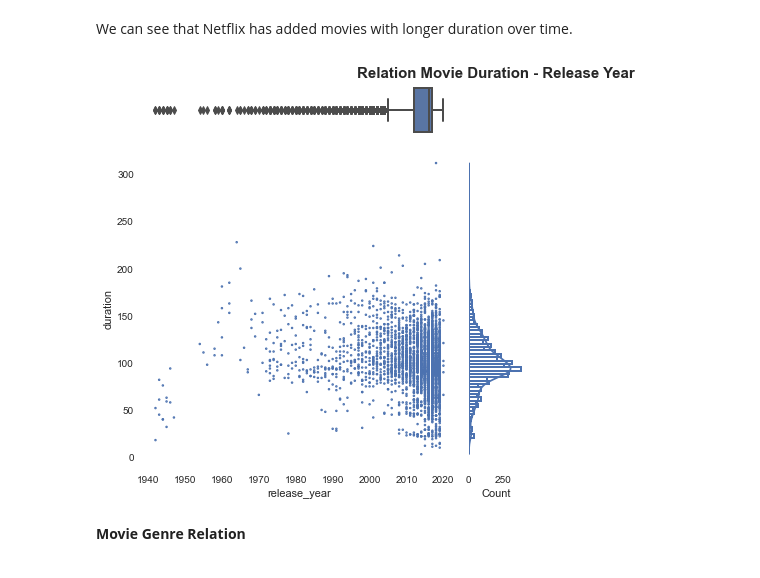
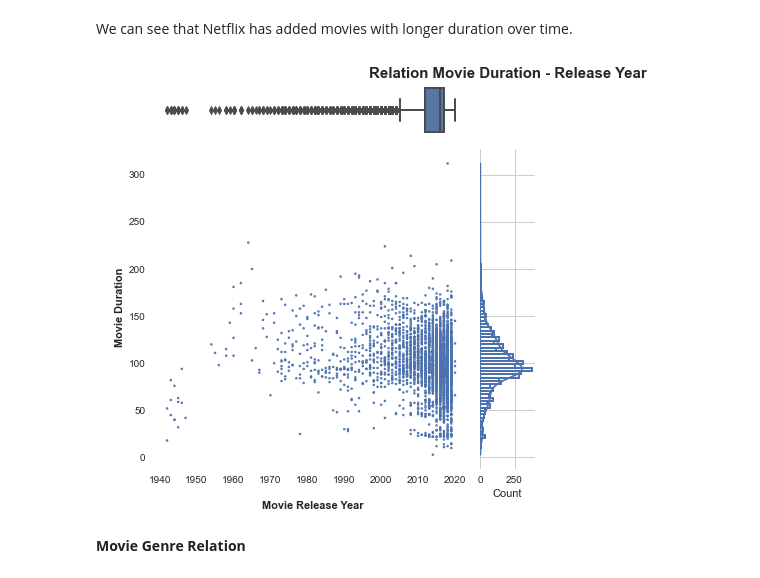
Before and after one commit to ta-data-mexpt/project-dataviz, a Jupyter notebook: Data Visualization Jupyter Notebook.ipynb, the cells around one changed output. Cells and saved outputs as stored; diff of their text form; code cells hidden in the pictures.

```diff
--- a/Data Visualization Jupyter Notebook.ipynb
+++ b/Data Visualization Jupyter Notebook.ipynb
@@ -399,21 +399,25 @@ We can see that Netflix has added movies with longer duration over time.
 # %%
 #g = sns.JointGrid(data=penguins, x="bill_length_mm", y="bill_depth_mm")
 #g.plot_joint(sns.histplot)
 #g.plot_marginals(sns.boxplot)
 
 g = sns.JointGrid(marginal_ticks=True)
 x, y = duration_by_year.release_year, duration_by_year.duration
 sns.scatterplot(x=x, y=y, ec="b", fc="none", s=1, linewidth=1.5, ax=g.ax_joint)
 sns.histplot(y=y, fill=False, linewidth=2, ax=g.ax_marg_y, kde=True)
 sns.boxplot(x=x, linewidth=2, ax=g.ax_marg_x)
 
+g.ax_joint.set_xlabel('\n Movie Release Year', fontweight='bold')
+g.ax_joint.set_ylabel('\n Movie Duration', fontweight='bold')
+
 plt.setp(g.ax_marg_x.get_yticklabels(), visible=True)
 plt.setp(g.ax_marg_y.get_xticklabels(), visible=True)
-#ax.set_xlabel('\n Release Year of Movie')
-#ax.set_ylabel('Movie Duration')
+
+g.ax_marg_y.grid('on')
+
 plt.title('Relation Movie Duration - Release Year\n\n\n\n', fontsize=15, fontweight='bold');
 # %% [output]
-[figure, old version]
+[figure, new version]
 # %% [markdown]
 **Movie Genre Relation**
 # %%
```
